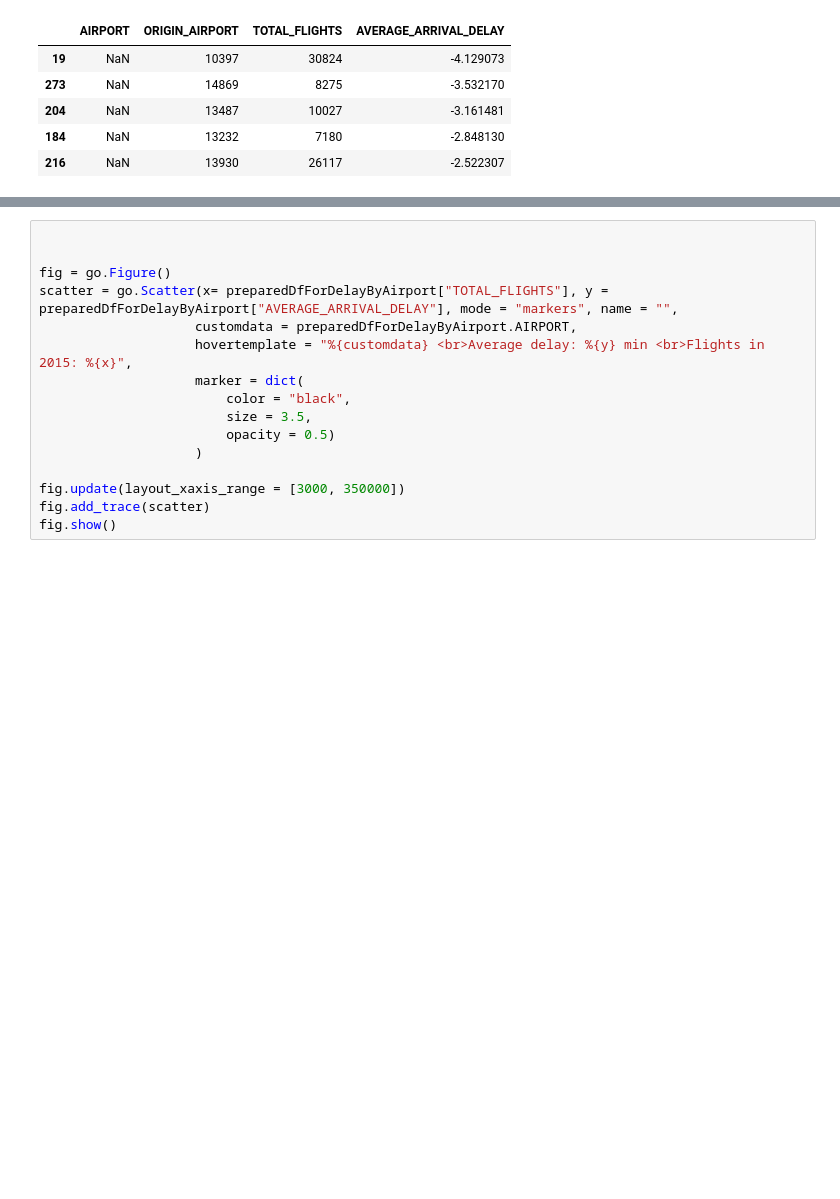
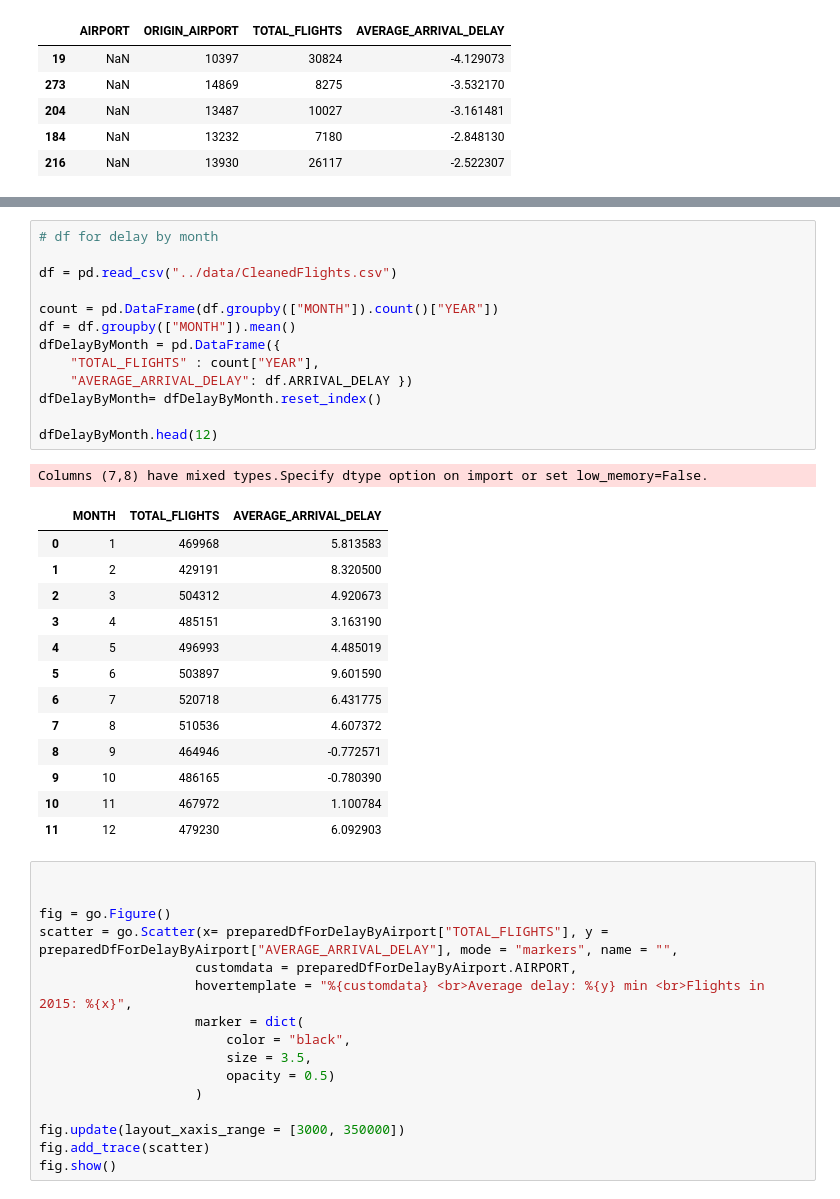
Before and after one commit to FlorianKenner/FlightVisualization, a Jupyter notebook: ThirdVisualization_Delays/delays.ipynb, the cells around one changed output, grey strips where cells are left out. Drawn from its saved outputs; the diff is of its cells as text; blank space fills up the shorter version.

Commit message:
add delay by month

```diff
--- a/ThirdVisualization_Delays/delays.ipynb
+++ b/ThirdVisualization_Delays/delays.ipynb
@@ -83,3 +91,31 @@ dfDelayByWeekday.head(8)
+# %%
+# df for delay by month
+
+df = pd.read_csv("../data/CleanedFlights.csv")
+
+count = pd.DataFrame(df.groupby(["MONTH"]).count()["YEAR"])
+df = df.groupby(["MONTH"]).mean()
+dfDelayByMonth = pd.DataFrame({
+    "TOTAL_FLIGHTS" : count["YEAR"],
+    "AVERAGE_ARRIVAL_DELAY": df.ARRIVAL_DELAY })
+dfDelayByMonth= dfDelayByMonth.reset_index()
+
+dfDelayByMonth.head(12)
+# %% [output]
+Columns (7,8) have mixed types.Specify dtype option on import or set low_memory=False.
+|  | MONTH | TOTAL_FLIGHTS | AVERAGE_ARRIVAL_DELAY |
+| 0 | 1 | 469968 | 5.813583 |
+| 1 | 2 | 429191 | 8.320500 |
+| 2 | 3 | 504312 | 4.920673 |
+| 3 | 4 | 485151 | 3.163190 |
+| 4 | 5 | 496993 | 4.485019 |
+| 5 | 6 | 503897 | 9.601590 |
+| 6 | 7 | 520718 | 6.431775 |
+| 7 | 8 | 510536 | 4.607372 |
+| 8 | 9 | 464946 | -0.772571 |
+| 9 | 10 | 486165 | -0.780390 |
+| 10 | 11 | 467972 | 1.100784 |
+| 11 | 12 | 479230 | 6.092903 |
 # %%
 
 
```
Also changed, not shown: parts of 3 cells of this notebook.
